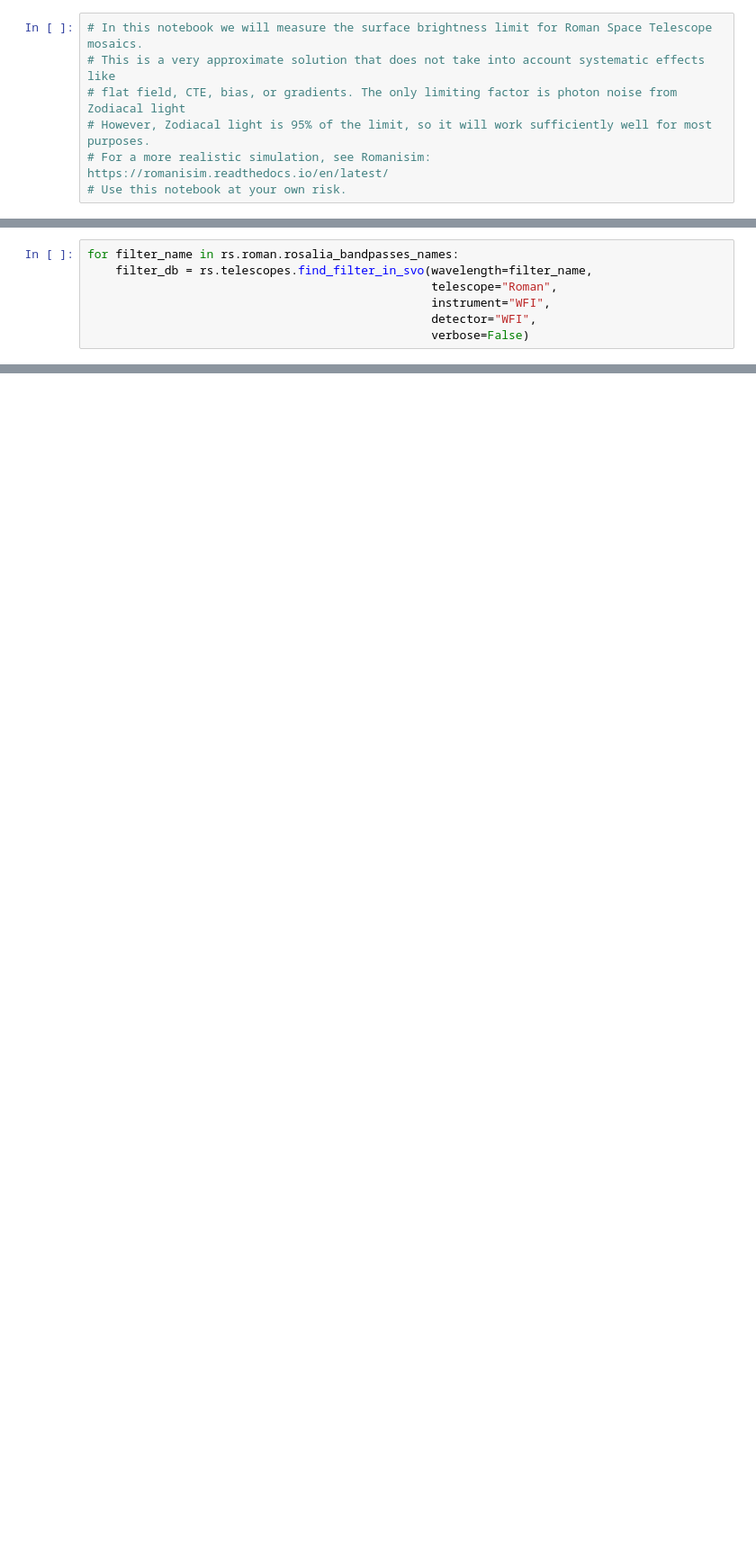
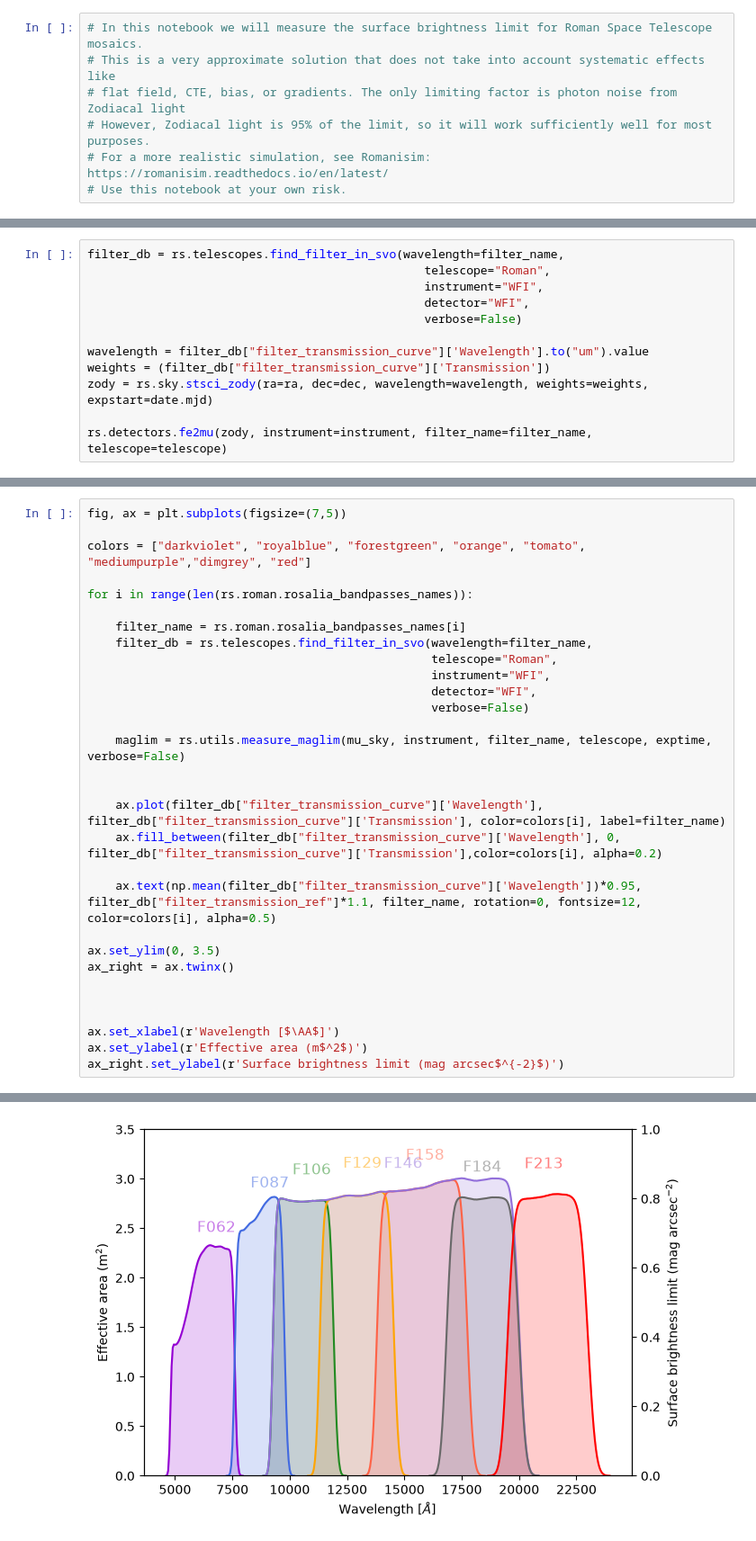
Before and after one commit to Borlaff/ROSALIA, a Jupyter notebook: notebooks/tutorials/R0_Surface_brightness_limit.ipynb, the cells around one changed output, grey strips where cells are left out. Shown at 90% size. Saved outputs shown, nothing was run; the diff lists cells and outputs as text; blank space fills up the shorter version.

```diff
--- a/notebooks/tutorials/R0_Surface_brightness_limit.ipynb
+++ b/notebooks/tutorials/R0_Surface_brightness_limit.ipynb
@@ -21,0 +37,12 @@ IndexError: only integers, slices (`:`), ellipsis (`...`), numpy.newaxis (`None`
+# %%
+filter_db = rs.telescopes.find_filter_in_svo(wavelength=filter_name,
+                                                telescope="Roman",
+                                                instrument="WFI",
+                                                detector="WFI",
+                                                verbose=False)
+
+wavelength = filter_db["filter_transmission_curve"]['Wavelength'].to("um").value
+weights = (filter_db["filter_transmission_curve"]['Transmission'])
+zody = rs.sky.stsci_zody(ra=ra, dec=dec, wavelength=wavelength, weights=weights, expstart=date.mjd)
+
+rs.detectors.fe2mu(zody, instrument=instrument, filter_name=filter_name, telescope=telescope)
@@ -22,7 +70,31 @@ IndexError: only integers, slices (`:`), ellipsis (`...`), numpy.newaxis (`None`
 # %%
-for filter_name in rs.roman.rosalia_bandpasses_names:
+fig, ax = plt.subplots(figsize=(7,5))
+
+colors = ["darkviolet", "royalblue", "forestgreen", "orange", "tomato", "mediumpurple","dimgrey", "red"]
+
+for i in range(len(rs.roman.rosalia_bandpasses_names)):
+
+    filter_name = rs.roman.rosalia_bandpasses_names[i]
     filter_db = rs.telescopes.find_filter_in_svo(wavelength=filter_name,
                                                  telescope="Roman",
                                                  instrument="WFI",
                                                  detector="WFI",
                                                  verbose=False)
+
+    maglim = rs.utils.measure_maglim(mu_sky, instrument, filter_name, telescope, exptime, verbose=False)
+
+
+    ax.plot(filter_db["filter_transmission_curve"]['Wavelength'], filter_db["filter_transmission_curve"]['Transmission'], color=colors[i], label=filter_name)
+    ax.fill_between(filter_db["filter_transmission_curve"]['Wavelength'], 0, filter_db["filter_transmission_curve"]['Transmission'],color=colors[i], alpha=0.2)
+
+    ax.text(np.mean(filter_db["filter_transmission_curve"]['Wavelength'])*0.95, filter_db["filter_transmission_ref"]*1.1, filter_name, rotation=0, fontsize=12, color=colors[i], alpha=0.5)
+
+ax.set_ylim(0, 3.5)
+ax_right = ax.twinx()
+
+
+
+ax.set_xlabel(r'Wavelength [$\AA$]')
+ax.set_ylabel(r'Effective area (m$^2$)')
+ax_right.set_ylabel(r'Surface brightness limit (mag arcsec$^{-2}$)')
+# %% [output]
@@ -29 +102,2 @@ for filter_name in rs.roman.rosalia_bandpasses_names:
+[figure, added]
 # %%
```
Also changed, not shown: parts of 11 cells of this notebook, 53 other files.
